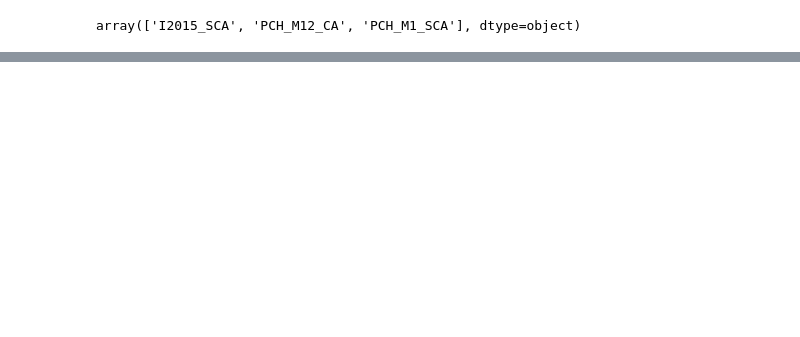
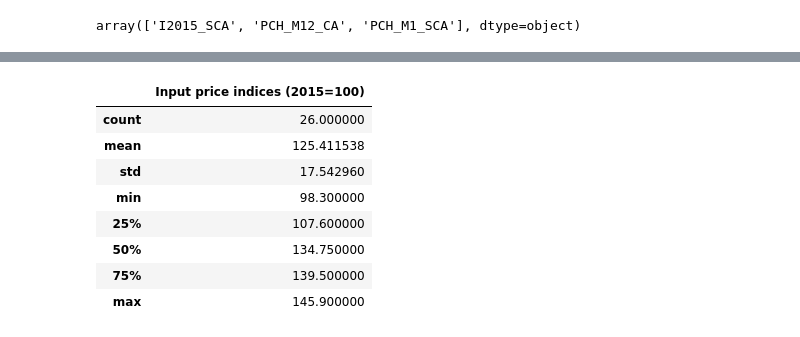
Before and after one commit to sbs23010/msc-da-sem1-ca2, a Jupyter notebook: data-exploration.ipynb, the cells around one changed output, grey strips where cells are left out. Saved outputs shown, nothing was run; the diff lists cells and outputs as text; code cells hidden in the pictures; blank space fills up the shorter version.

```diff
--- a/data-exploration.ipynb
+++ b/data-exploration.ipynb
@@ -883,0 +929,12 @@ p
+# %%
+netherlands_materials_price_df.describe()
+# %% [output]
+|  | Input price indices (2015=100) |
+| count | 26.000000 |
+| mean | 125.411538 |
+| std | 17.542960 |
+| min | 98.300000 |
+| 25% | 107.600000 |
+| 50% | 134.750000 |
+| 75% | 139.500000 |
+| max | 145.900000 |
```
Also changed, not shown: parts of 16 cells of this notebook, 2 other files.
